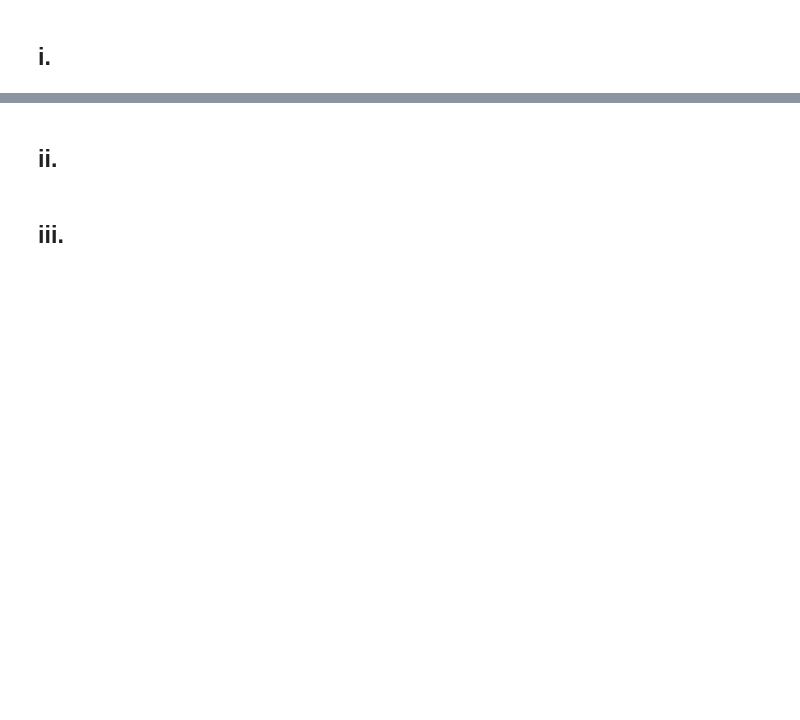
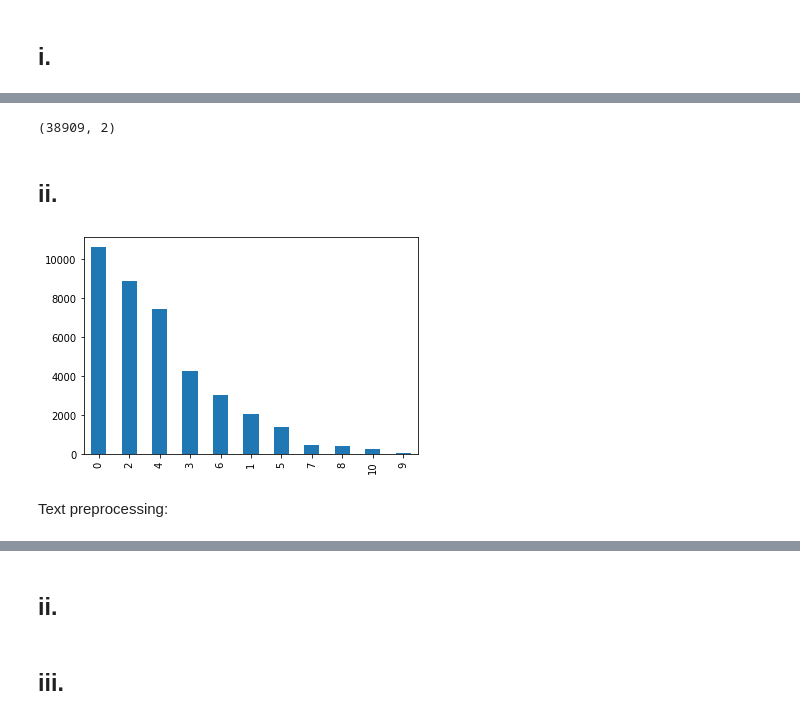
Before and after one commit to David-dmh/DL-PBA3, a Jupyter notebook: DL_PBA3.ipynb, the cells around one changed output, grey strips where cells are left out. Saved outputs shown, nothing was run; the diff lists cells and outputs as text; code cells hidden in the pictures; blank space fills up the shorter version.

```diff
--- a/DL_PBA3.ipynb
+++ b/DL_PBA3.ipynb
@@ -66,0 +360,6 @@ print(x_train_planes.shape, y_train_planes.shape, x_test_planes.shape, y_test_pl
+# %%
+download = drive.CreateFile({"id": "1q4UpfYwF6uR5OTSd5Eyfeh5c48Q3ITvL"})
+download.GetContentFile("complaints.csv")
+complaints = pd.read_csv("complaints.csv")
+print(complaints.shape)
+complaints.head(3)
@@ -66,0 +372,3 @@ print(x_train_planes.shape, y_train_planes.shape, x_test_planes.shape, y_test_pl
+# %%
+complaints.drop(["Unnamed: 0", "product"], axis=1, inplace=True)
+complaints.head()
@@ -66,0 +382,6 @@ print(x_train_planes.shape, y_train_planes.shape, x_test_planes.shape, y_test_pl
+# %%
+complaints.shape
+# %% [output]
+(38909, 2)
+# %% [markdown]
+## ii.
@@ -66,0 +394,6 @@ print(x_train_planes.shape, y_train_planes.shape, x_test_planes.shape, y_test_pl
+# %%
+complaints["category_id"].value_counts().sort_values(ascending=False).plot(kind="bar");
+# %% [output]
+[figure, added]
+# %% [markdown]
+Text preprocessing:
```
Also changed, not shown: parts of 48 cells of this notebook.
